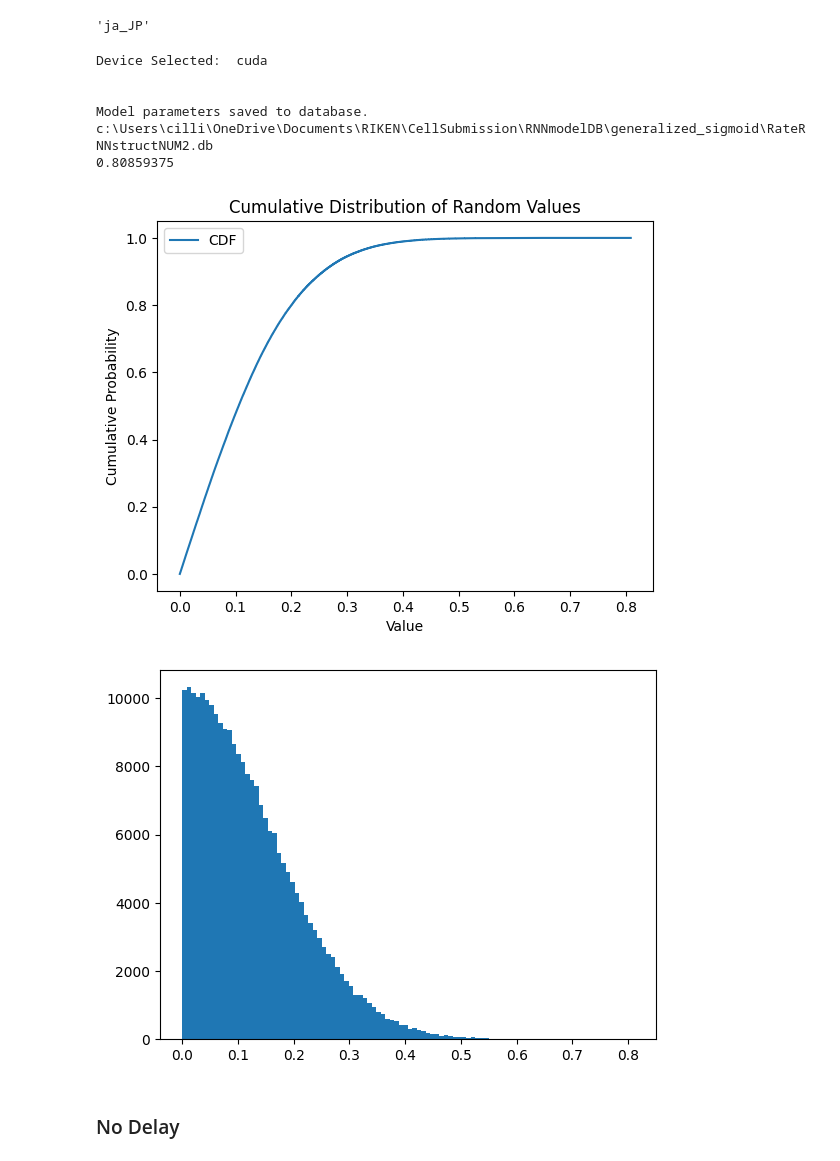
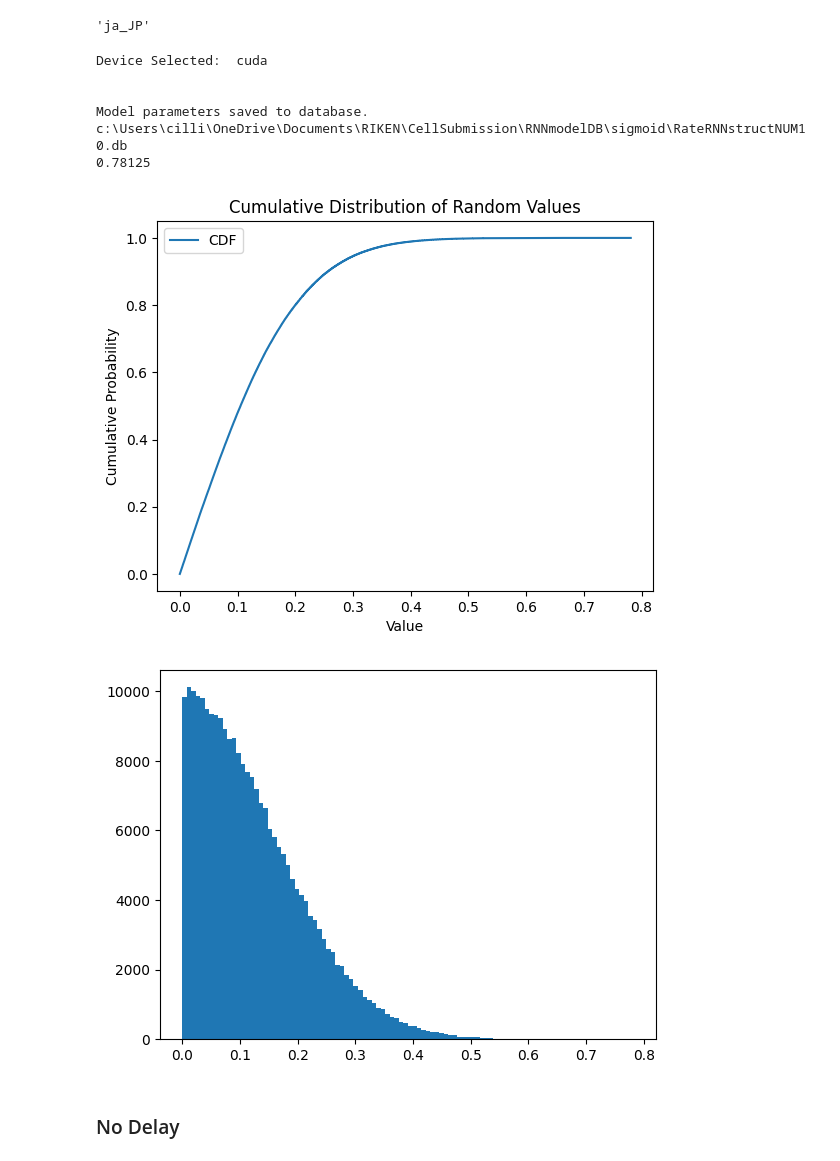
Before and after one commit to haydec/cellRnn, a Jupyter notebook: TrainExperiment.ipynb, the cells around one changed output. Drawn from its saved outputs; the diff is of its cells as text; code cells hidden in the pictures.

```diff
--- a/TrainExperiment.ipynb
+++ b/TrainExperiment.ipynb
@@ -78,12 +82,12 @@ output_size = 1
 noise_channels = 10
 tausRange = [4, 20]
 Device = "cuda"
-ppc_rate = "generalized_sigmoid" #'leaky_relu'
-pul_rate = "generalized_sigmoid" #'leaky_relu', "surrogate_generalized_sigmoid"
-trn_rate = "generalized_sigmoid"#'alpha_leaky_relu', "generalized_sigmoid", "sigmoid", "surrogate_sigmoid"
+ppc_rate = "sigmoid" #'leaky_relu'
+pul_rate = "sigmoid" #'leaky_relu', "surrogate_generalized_sigmoid"
+trn_rate = "sigmoid"#'alpha_leaky_relu', "generalized_sigmoid", "sigmoid", "surrogate_sigmoid"
 
 NewModel = True
-SubModelName = "generalized_sigmoid" # "generalized_sigmoid"
+SubModelName = "sigmoid" # "generalized_sigmoid"
 
 
 db_path = None
@@ -91,37 +95,37 @@ db_path = None
 model0 = CustomRnnStruct(  N, Prop_PUL, Prop_TRN, apply_dale, prop_inh, prop_som, prob_rec, gain, input_size, output_size, noise_channels,tausRange, ppc_rate, pul_rate, trn_rate, Device, NewModel, SubModelName, db_path)
 print(model0.db_path)
 
 # Sample data
 data =  model0.Wr.detach().cpu().numpy().flatten()  # 1000 random values
 print(max(data))
 # Sort the data
 sorted_data = np.sort(data)
 
 # Calculate the cumulative distribution (y-values range from 0 to 1)
 cumulative_distribution = np.linspace(0, 1, len(sorted_data))
 
 # Plot the cumulative distribution
 plt.plot(sorted_data, cumulative_distribution, label='CDF')
 
 # Add labels and title
 plt.xlabel('Value')
 plt.ylabel('Cumulative Probability')
 plt.title('Cumulative Distribution of Random Values')
 plt.legend()
 
 # Display the plot
 plt.show()
 
 plt.hist(data,bins=100);
 # %% [output]
 Device Selected:  cuda
 
 
 Model parameters saved to database.
-c:\Users\cilli\OneDrive\Documents\RIKEN\CellSubmission\RNNmodelDB\generalized_sigmoid\RateRNNstructNUM2.db
-0.80859375
+c:\Users\cilli\OneDrive\Documents\RIKEN\CellSubmission\RNNmodelDB\sigmoid\RateRNNstructNUM10.db
+0.78125
-[figure, old version]
+[figure, new version]
-[figure, old version]
+[figure, new version]
 # %% [markdown]
 ### No Delay
 # %%
```
Also changed, not shown: parts of 24 cells of this notebook, 1 other file.
